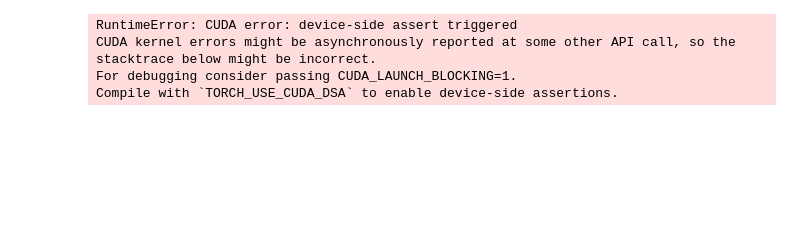
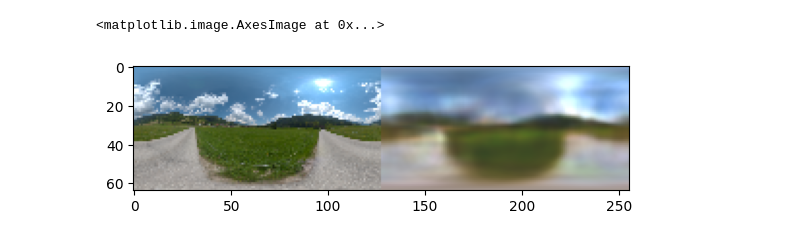
Before and after one commit to JADGardner/ns_reni, a Jupyter notebook: reni/notebooks/reni_tests.ipynb, the cells around one changed output. Drawn from its saved outputs; the diff is of its cells as text; code cells hidden in the pictures; blank space fills up the shorter version.

```diff
--- a/reni/notebooks/reni_tests.ipynb
+++ b/reni/notebooks/reni_tests.ipynb
@@ -53,7 +53,7 @@ world_size = 1
 local_rank = 0
 device = 'cuda:0'
 
-reni_ckpt_path = '/workspace/outputs/unnamed/reni/2023-07-24_145239/' # model without vis
+reni_ckpt_path = '/workspace/outputs/unnamed/reni/2023-07-25_091949/' # model without vis
 step = 50000
 
 ckpt = torch.load(reni_ckpt_path + '/nerfstudio_models' + f'/step-{step:09d}.ckpt', map_location=device)
@@ -103,28 +101,27 @@ i = -1
 # %%
 i = i + 1
 ray_bundle, batch = datamanager.fixed_indices_eval_dataloader.get_data_from_image_idx(0)
 H, W = ray_bundle.shape
 ray_bundle = ray_bundle.reshape(-1)
 
 rotation = rotation_matrix(np.array([0, 1, 0]), np.deg2rad(0))
 rotation = rotation.to(device)
 
 # field_outputs = model.field.forward(ray_bundle, rotation=rotation, latent_codes=torch.randn(1, 36, 3).to(device))
-field_outputs = model.field.forward(ray_bundle, rotation=rotation, latent_codes=torch.zeros(1, 36, 3).to(device))
+# field_outputs = model.field.forward(ray_bundle, rotation=rotation, latent_codes=torch.zeros(1, 36, 3).to(device))
+field_outputs = model.field.forward(ray_bundle, rotation=rotation)
 
 outputs = {
     "rgb": field_outputs[RENIFieldHeadNames.RGB],
     "mu": field_outputs[RENIFieldHeadNames.MU],
     "log_var": field_outputs[RENIFieldHeadNames.LOG_VAR],
 }
 
 outputs['rgb'] = outputs['rgb'].reshape(H, W, 3)
 
 metrics_dict, image_dict = model.get_image_metrics_and_images(outputs, batch)
 
 plt.imshow(image_dict['img'].cpu().detach().numpy())
 # %% [output]
-RuntimeError: CUDA error: device-side assert triggered
-CUDA kernel errors might be asynchronously reported at some other API call, so the stacktrace below might be incorrect.
-For debugging consider passing CUDA_LAUNCH_BLOCKING=1.
-Compile with `TORCH_USE_CUDA_DSA` to enable device-side assertions.
+<matplotlib.image.AxesImage at 0x...>
+[figure, added]
```
Also changed, not shown: parts of 3 cells of this notebook, 2 other files.
